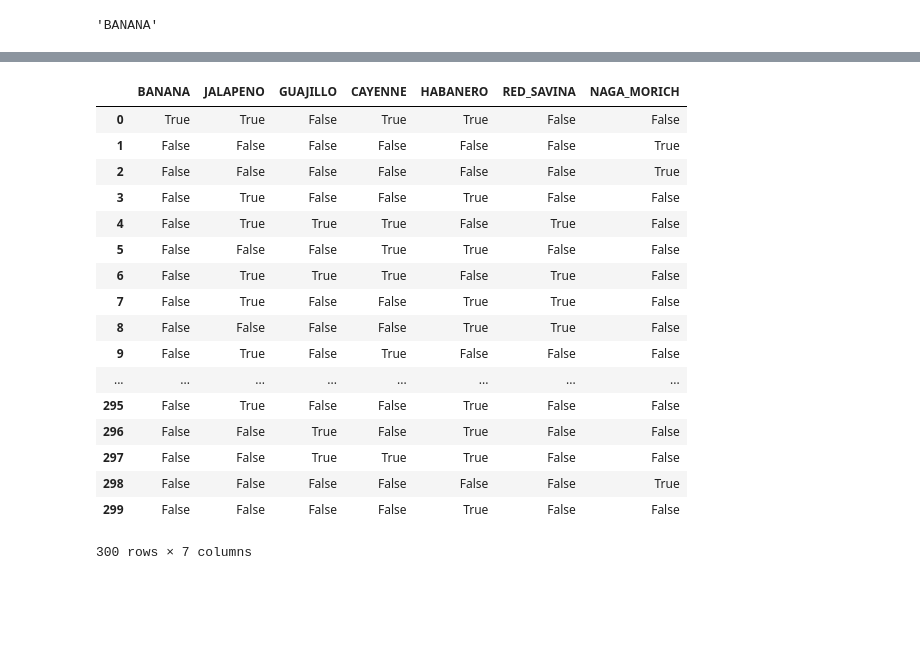
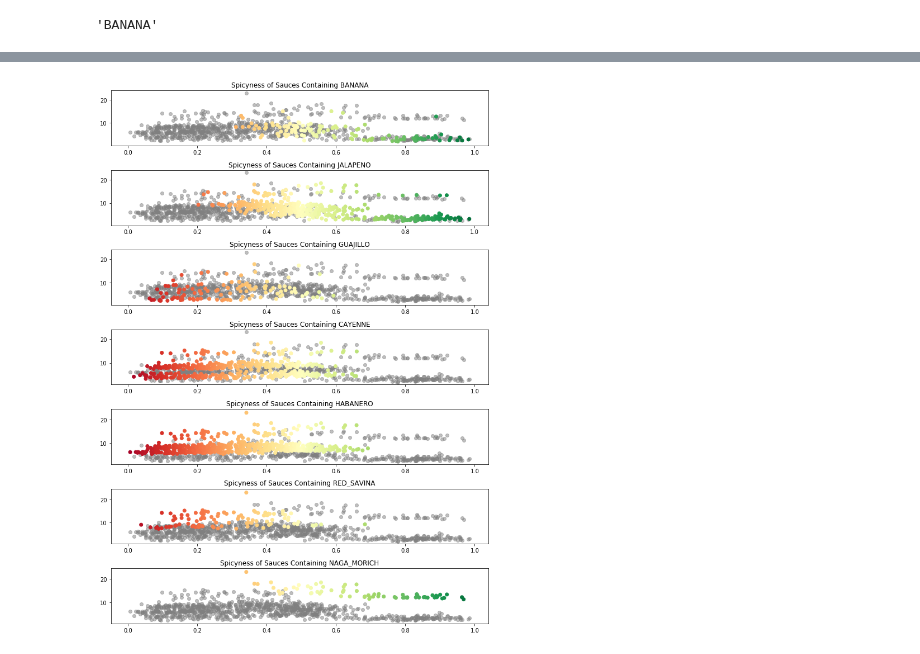
Before and after one commit to bphillab/hot-sauce, a Jupyter notebook: hot-sauce.ipynb, the cells around one changed output, grey strips where cells are left out. Cells and saved outputs as stored; diff of their text form; code cells hidden in the pictures; blank space fills up the shorter version.

```diff
--- a/hot-sauce.ipynb
+++ b/hot-sauce.ipynb
@@ -36,27 +33,24 @@ HotSauceData().sample(10)
+# %%
+fig, axs = plt.subplots(len(Peppers), 1, figsize=(10, 14))
+
+for p, ax in zip(Peppers, axs):
+    name = p.name
+    df_p_in_sauce = hsd[hsd[name]]
+    df_p_not_in_sauce = hsd[~hsd[name]]
+    ax.scatter(
+        df_p_not_in_sauce.COLOR, df_p_not_in_sauce.SPICYNESS,
+        color="grey", alpha=0.5)
+    ax.scatter(
+        df_p_in_sauce.COLOR, df_p_in_sauce.SPICYNESS,
+        color=cm.RdYlGn(df_p_in_sauce.COLOR))
+    ax.set_title(f"Spicyness of Sauces Containing {name}")
+
+fig.tight_layout()
+# %% [output]
+[figure, added]
 # %%
 peppers = sample_peppers(300)
 peppers_df = enum_to_data_frame(Peppers, peppers)
-# %%
-peppers_df
-# %% [output]
-|  | BANANA | JALAPENO | GUAJILLO | CAYENNE | HABANERO | RED_SAVINA | NAGA_MORICH |
-| 0 | True | True | False | True | True | False | False |
-| 1 | False | False | False | False | False | False | True |
-| 2 | False | False | False | False | False | False | True |
-| 3 | False | True | False | False | True | False | False |
-| 4 | False | True | True | True | False | True | False |
-| 5 | False | False | False | True | True | False | False |
-| 6 | False | True | True | True | False | True | False |
-| 7 | False | True | False | False | True | True | False |
-| 8 | False | False | False | False | True | True | False |
-| 9 | False | True | False | True | False | False | False |
-| ... | ... | ... | ... | ... | ... | ... | ... |
-| 295 | False | True | False | False | True | False | False |
-| 296 | False | False | True | False | True | False | False |
-| 297 | False | False | True | True | True | False | False |
-| 298 | False | False | False | False | False | False | True |
-| 299 | False | False | False | False | True | False | False |
-300 rows × 7 columns
 # %%
 compute_peppers_factor(peppers_df)
 # %% [output]
```
Also changed, not shown: parts of 5 cells of this notebook, 1 other file.
